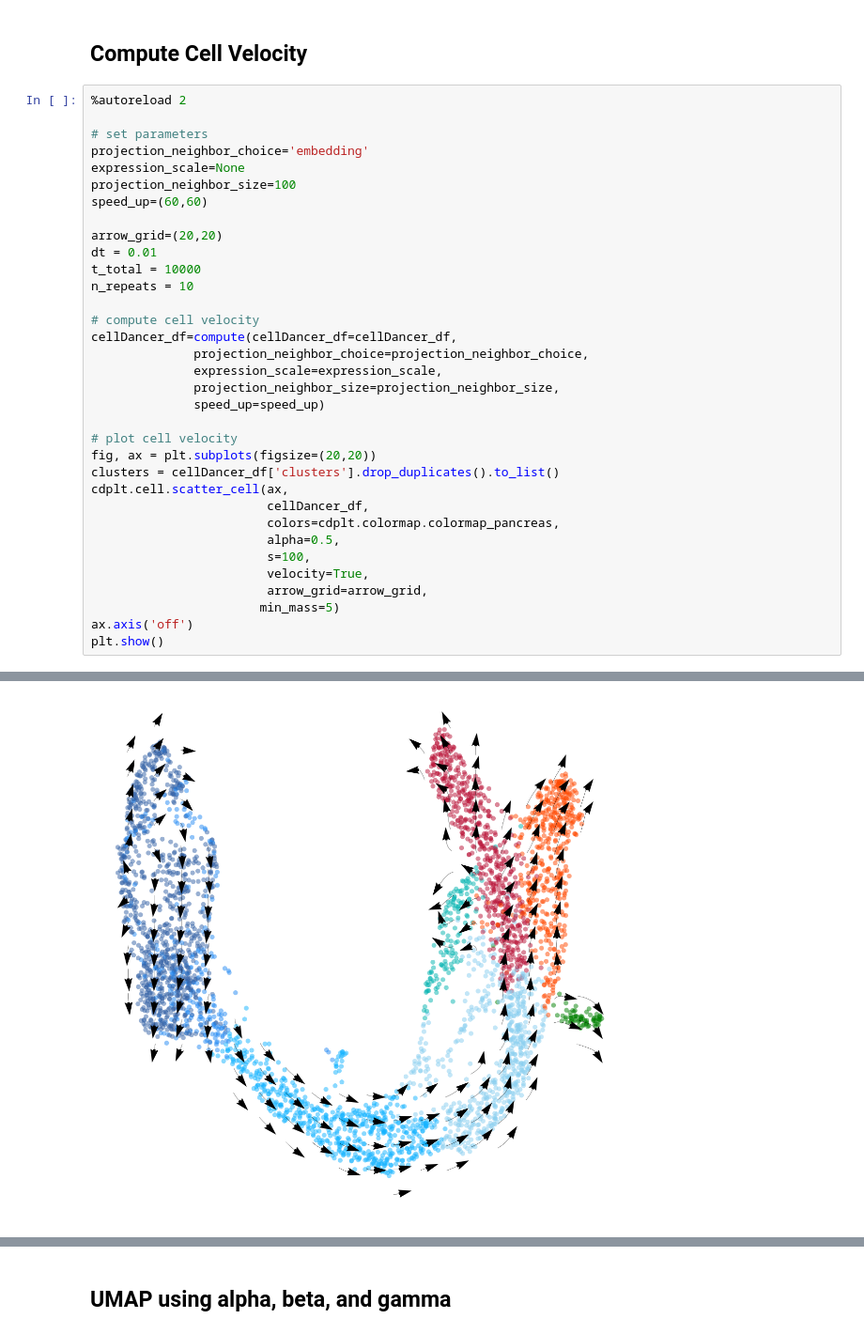
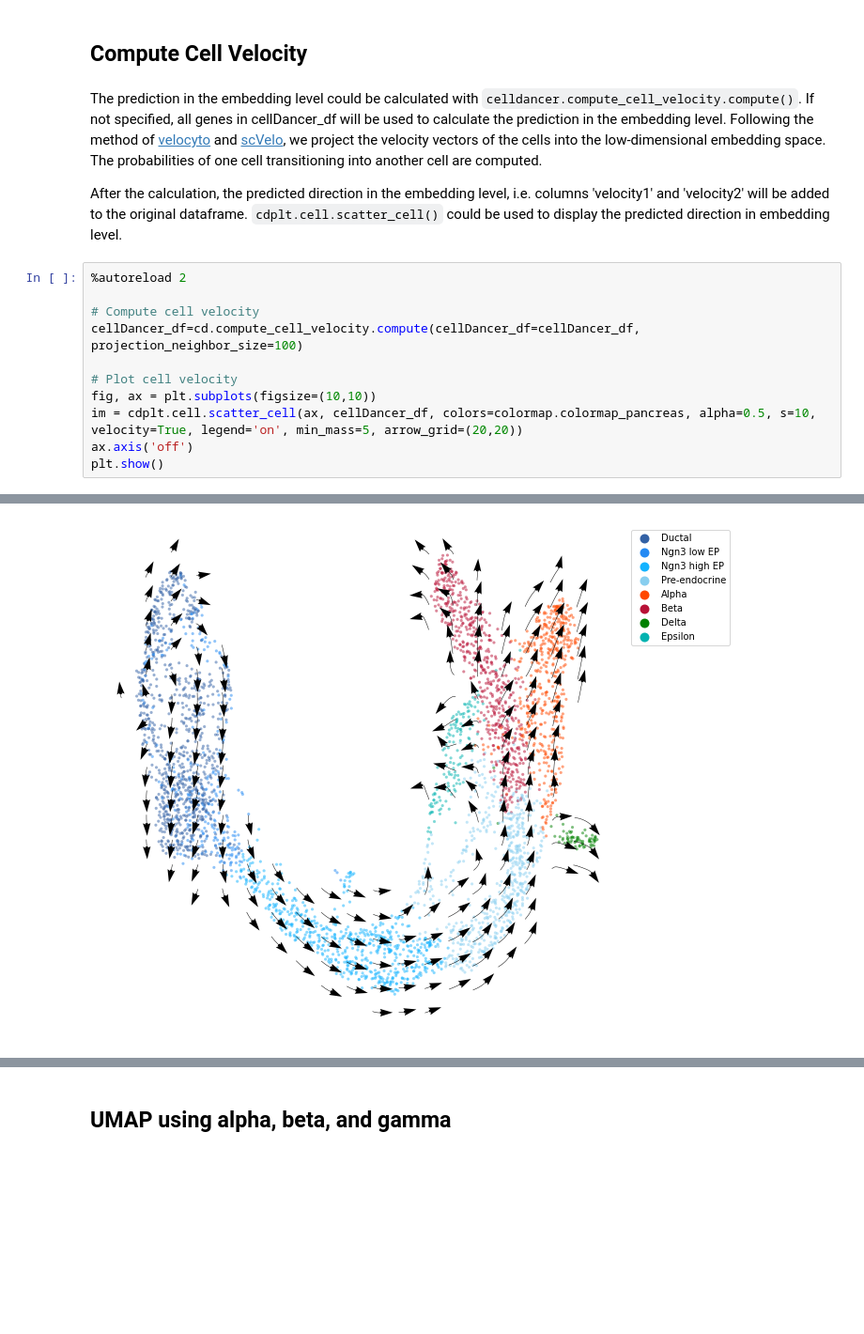
Before and after one commit to GuangyuWangLab2021/cellDancer, a Jupyter notebook: analysis/CaseStudyNotebook/Pancreas_decoding_kinetics.ipynb, the cells around one changed output, grey strips where cells are left out. Shown at 94% size. Drawn from its saved outputs; the diff is of its cells as text; blank space fills up the shorter version.

````diff
--- a/analysis/CaseStudyNotebook/Pancreas_decoding_kinetics.ipynb
+++ b/analysis/CaseStudyNotebook/Pancreas_decoding_kinetics.ipynb
@@ -68,38 +64,19 @@ cellDancer_df
 7392000 rows × 14 columns
 # %% [markdown]
 ## Compute Cell Velocity
+# %% [markdown]
+The prediction in the embedding level could be calculated with ```celldancer.compute_cell_velocity.compute()```. If not specified, all genes in cellDancer_df will be used to calculate the prediction in the embedding level. Following the method of [velocyto](link) and [scVelo](link), we project the velocity vectors of the cells into the low-dimensional embedding space. The probabilities of one cell transitioning into another cell are computed.
+
+After the calculation, the predicted direction in the embedding level, i.e. columns 'velocity1' and 'velocity2' will be added to the original dataframe. ```cdplt.cell.scatter_cell()``` could be used to display the predicted direction in embedding level.
 # %%
 %autoreload 2
 
-# set parameters
-projection_neighbor_choice='embedding'
-expression_scale=None
-projection_neighbor_size=100
-speed_up=(60,60)
+# Compute cell velocity
+cellDancer_df=cd.compute_cell_velocity.compute(cellDancer_df=cellDancer_df, projection_neighbor_size=100)
 
-arrow_grid=(20,20)
-dt = 0.01
-t_total = 10000
-n_repeats = 10
-
-# compute cell velocity
-cellDancer_df=compute(cellDancer_df=cellDancer_df,
-              projection_neighbor_choice=projection_neighbor_choice,
-              expression_scale=expression_scale,
-              projection_neighbor_size=projection_neighbor_size,
-              speed_up=speed_up)
-
-# plot cell velocity
-fig, ax = plt.subplots(figsize=(20,20))
-clusters = cellDancer_df['clusters'].drop_duplicates().to_list()
-cdplt.cell.scatter_cell(ax,
-                        cellDancer_df,
-                        colors=cdplt.colormap.colormap_pancreas,
-                        alpha=0.5,
-                        s=100,
-                        velocity=True,
-                        arrow_grid=arrow_grid,
-                       min_mass=5)
+# Plot cell velocity
+fig, ax = plt.subplots(figsize=(10,10))
+im = cdplt.cell.scatter_cell(ax, cellDancer_df, colors=colormap.colormap_pancreas, alpha=0.5, s=10, velocity=True, legend='on', min_mass=5, arrow_grid=(20,20))
 ax.axis('off')
 plt.show()
 # %% [output]
@@ -108 +84 @@ After downsampling, there are  845 cells.
-[figure, old version]
+[figure, new version]
````
Also changed, not shown: parts of 14 cells of this notebook, 2 other files.
